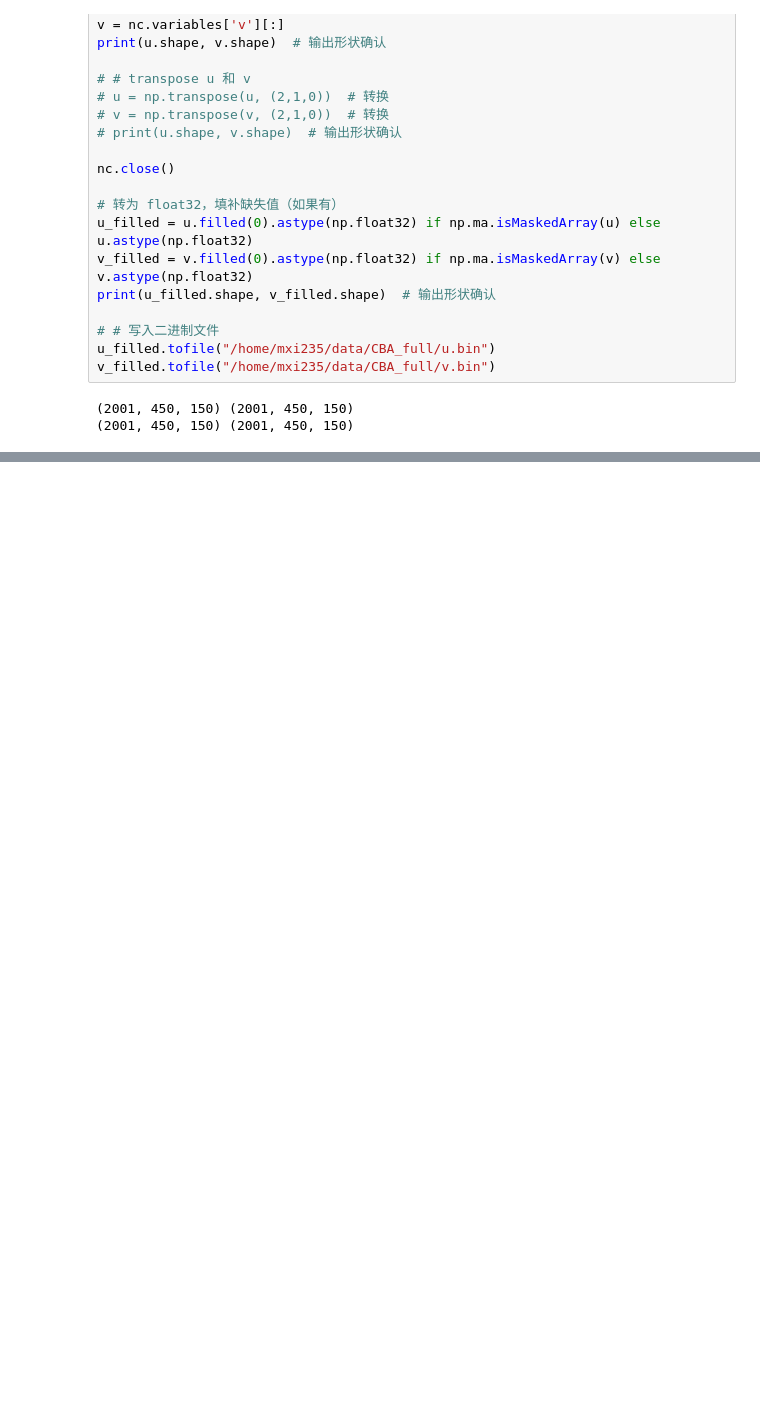
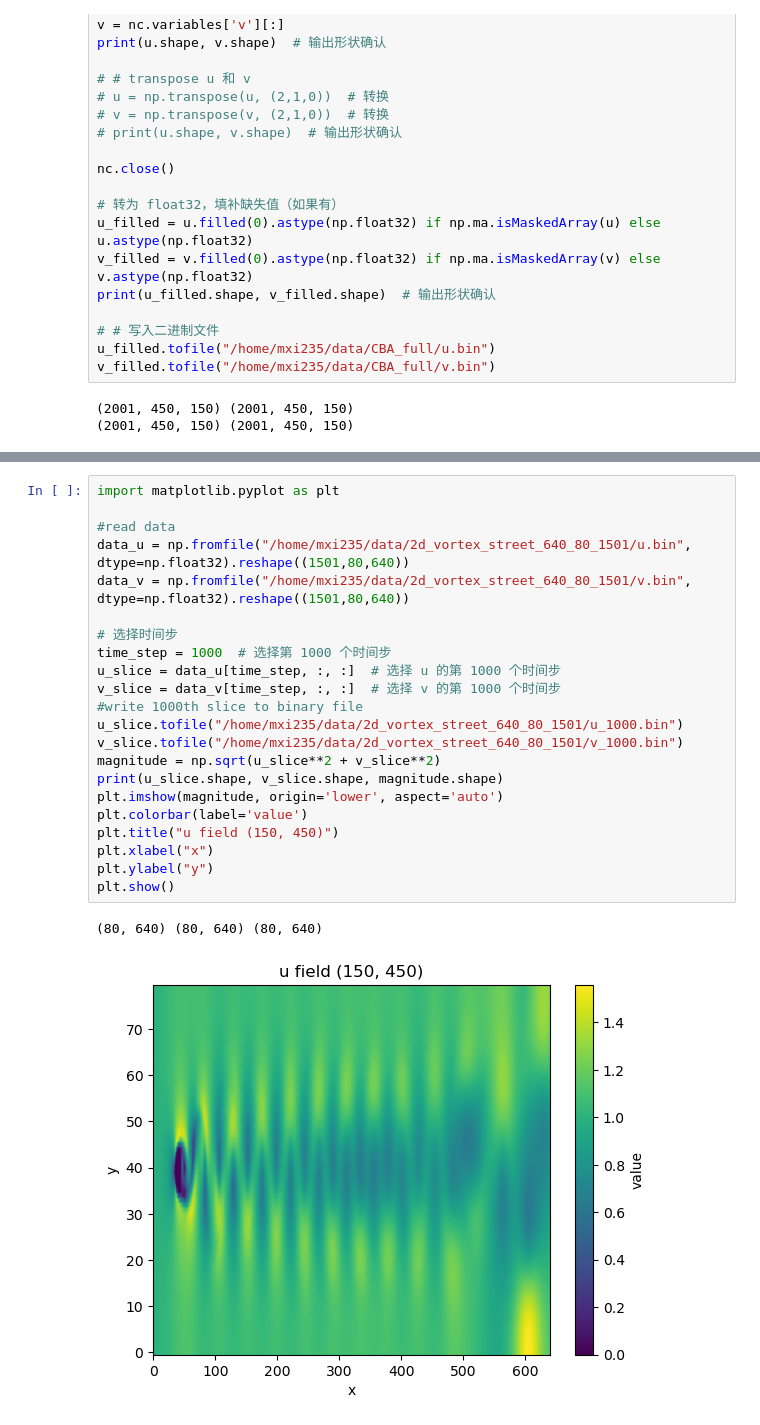
Before and after one commit to xty9501/fff, a Jupyter notebook: draft.ipynb, the cells around one changed output, grey strips where cells are left out. Drawn from its saved outputs; the diff is of its cells as text; blank space fills up the shorter version.

```diff
--- a/draft.ipynb
+++ b/draft.ipynb
@@ -58,0 +84,25 @@ plt.show()
+# %%
+import matplotlib.pyplot as plt
+
+#read data
+data_u = np.fromfile("/home/mxi235/data/2d_vortex_street_640_80_1501/u.bin", dtype=np.float32).reshape((1501,80,640))
+data_v = np.fromfile("/home/mxi235/data/2d_vortex_street_640_80_1501/v.bin", dtype=np.float32).reshape((1501,80,640))
+
+# 选择时间步
+time_step = 1000  # 选择第 1000 个时间步
+u_slice = data_u[time_step, :, :]  # 选择 u 的第 1000 个时间步
+v_slice = data_v[time_step, :, :]  # 选择 v 的第 1000 个时间步
+#write 1000th slice to binary file
+u_slice.tofile("/home/mxi235/data/2d_vortex_street_640_80_1501/u_1000.bin")
+v_slice.tofile("/home/mxi235/data/2d_vortex_street_640_80_1501/v_1000.bin")
+magnitude = np.sqrt(u_slice**2 + v_slice**2)
+print(u_slice.shape, v_slice.shape, magnitude.shape)
+plt.imshow(magnitude, origin='lower', aspect='auto')
+plt.colorbar(label='value')
+plt.title("u field (150, 450)")
+plt.xlabel("x")
+plt.ylabel("y")
+plt.show()
+# %% [output]
+(80, 640) (80, 640) (80, 640)
+[figure, added]
```
Also changed, not shown: parts of 11 cells of this notebook, 7 other files.
